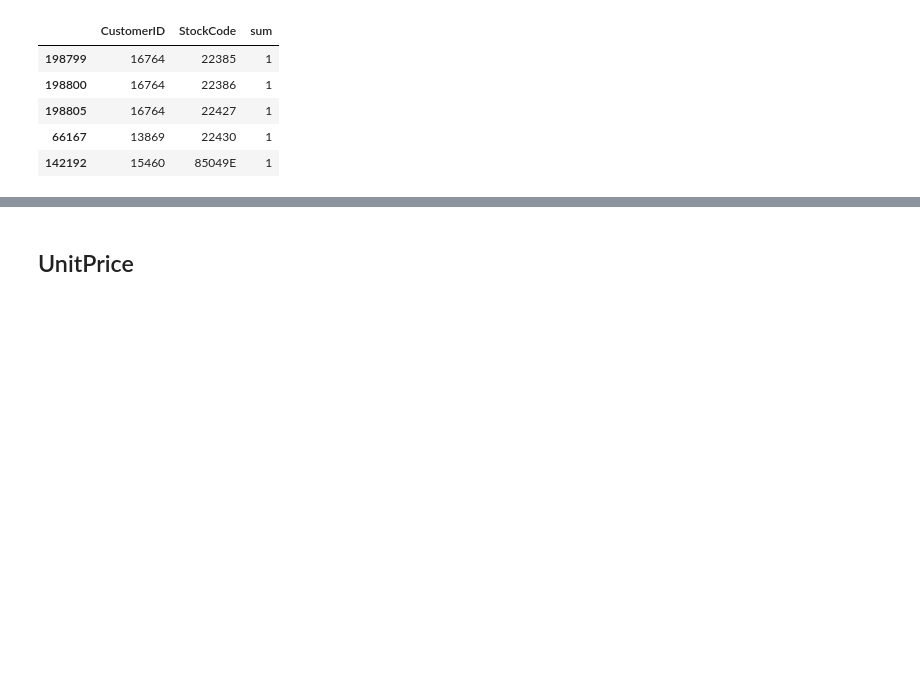
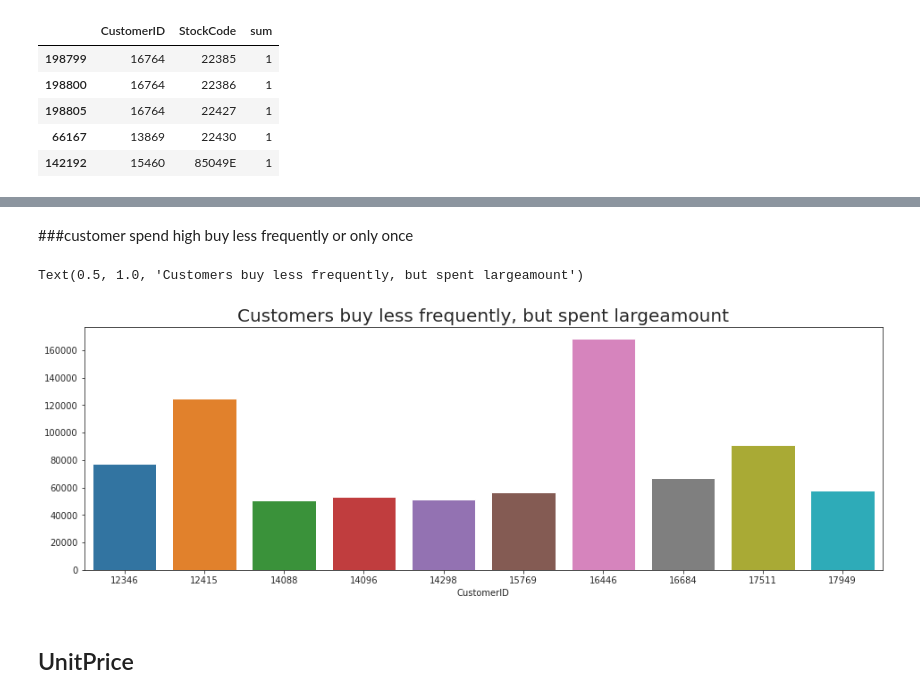
Before and after one commit to pavi-1994/retail_customer_segmentation_capstone_project, a Jupyter notebook: retail_customer_segmentation_capstone_project.ipynb, the cells around one changed output, grey strips where cells are left out. Saved outputs shown, nothing was run; the diff lists cells and outputs as text; code cells hidden in the pictures; blank space fills up the shorter version.

```diff
--- a/retail_customer_segmentation_capstone_project.ipynb
+++ b/retail_customer_segmentation_capstone_project.ipynb
@@ -673,3 +707,18 @@ customer_df.groupby(["CustomerID","StockCode"])["Quantity"].sum().reset_index(na
+# %% [markdown]
+###customer spend high  buy less frequently or only once
+# %%
+# Considering customer spends greater than 50,000 from spending_of_customer
+frequent_but_more_spending = spending_of_customer[spending_of_customer['Total_Amount'] >50000]
+frequent_but_more_spending.head(10)
+
+#plotting graph
+plt.figure(figsize=(16,5))
+sns.barplot(frequent_but_more_spending['Total_Amount'][-10:].index,
+            frequent_but_more_spending['Total_Amount'][-10:].values)
+plt.title("Customers buy less frequently, but spent largeamount", fontsize = 20)
+# %% [output]
+Text(0.5, 1.0, 'Customers buy less frequently, but spent largeamount')
+[figure, added]
 # %% [markdown]
 ## UnitPrice
 # %%
```
Also changed, not shown: parts of 52 cells of this notebook.
